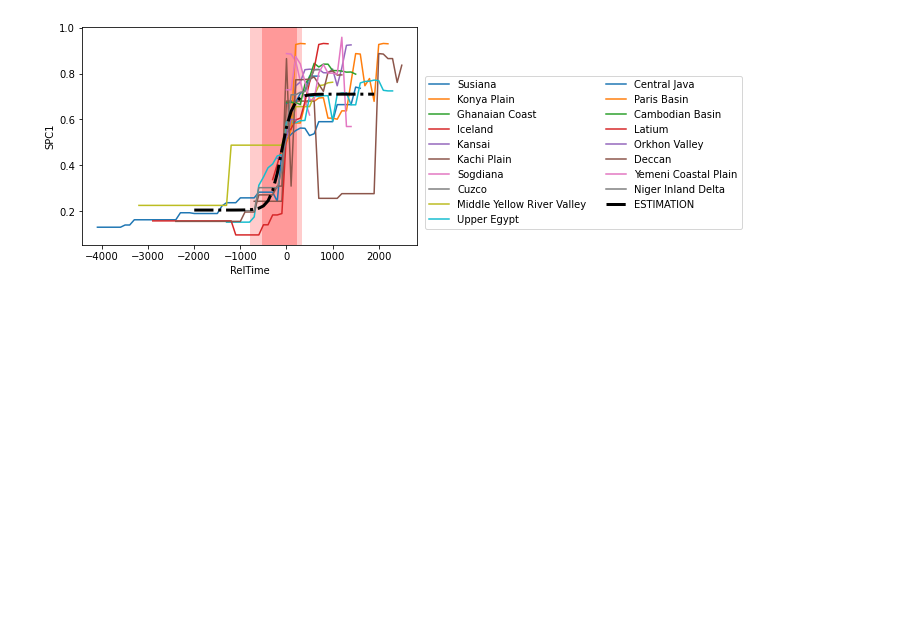
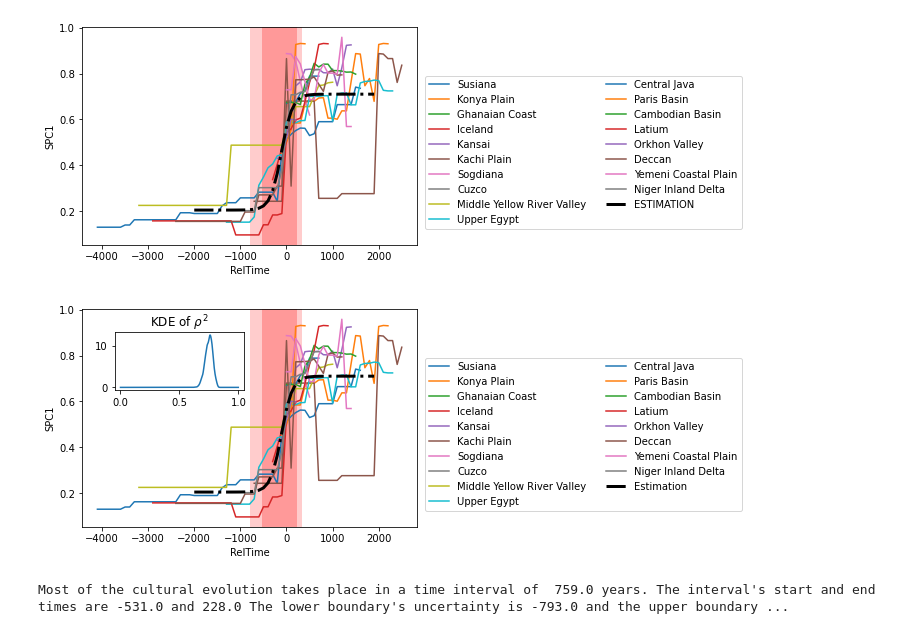
Before and after one commit to TobiasW1891/CSH_Project, a Jupyter notebook: Relationship to Previous Polity.ipynb, the cells around one changed output. Drawn from its saved outputs; the diff is of its cells as text; code cells hidden in the pictures; blank space fills up the shorter version.

Commit message:
New Plot
New plot at the end shows the logistic curve with the red area of the characteristic time scale and (as an inset) the distribution of rho^2.

```diff
--- a/Relationship to Previous Polity.ipynb
+++ b/Relationship to Previous Polity.ipynb
@@ -834,3 +833,46 @@ plt.show()
 # %%
 Cutout_CCDF.index = np.arange(0,len(Cutout_CCDF["NGA"]))
 Cutout_CCDF.to_csv("Cutouts_CC_with_Reltime.csv")
+# %%
+fig, ax1 = plt.subplots()
+# These are in unitless percentages of the figure size. (0,0 is bottom left)
+left, bottom, width, height = [0.2, 0.6, 0.3, 0.2]
+ax2 = fig.add_axes([left, bottom, width, height])
+
+
+for N in list(set(Cutout_DF["NGA"])):
+    DF = Cutout_DF[Cutout_DF["NGA"] == N]
+    ax1.plot(DF["RelTime"],
+             DF["SPC1"], label=N)
+    DF_Out_cutout = pd.concat((DF_Out_cutout, DF[["NGA", "RelTime", "SPC1"]]))
+
+      # some abbreviations
+    if N=="Middle Yellow River Valley":
+        name = "Yellow River Valley"
+    if N == "Yemeni Coastal Plain":
+        name = "Yemeni Coastal"
+
+
+ax1.plot(TimeRange, New_Fit, "-.",label="Estimation", c = "k", linewidth=3)
+lgd = ax1.legend(bbox_to_anchor=(1.01, 0.8), ncol=2)
+ax1.set_ylabel("SPC1")
+ax1.set_xlabel("RelTime")
+ax1.axvspan(T1_scaled, T2_scaled, facecolor='r', alpha=0.4)
+ax1.axvspan(T2_scaled, T2_end_scaled, facecolor='r', alpha=0.2)
+ax1.axvspan(T1_start_scaled, T1_scaled, facecolor='r', alpha=0.2)
+
+ax2.plot(np.arange(0.0,1,0.001),
+    gaussian_kde(RhoSqList)(np.arange(0.0,1,0.001)))
+ax2.set_title(r'KDE of $\rho^2$')
+
+plt.savefig("Cutout_Logistic_Times_Inset.pdf",bbox_extra_artists=(lgd,),dpi=300,bbox_inches='tight')
+plt.show()
+# %% [output]
+[figure, added]
+# %%
+print("Most of the cultural evolution takes place in a time interval of ", np.round(T*np.mean(TimeframeBT)),
+      "years. The interval's start and end times are", np.round(T1_scaled), "and", np.round(T2_scaled),
+      "The lower boundary's uncertainty is", np.round(T1_start_scaled), "and the upper boundary's uncertainty is",
+     np.round(T2_end_scaled), "years. Thus, the upper estimate for the time range is", np.round(T2_end_scaled-T1_start_scaled), "years.")
+# %% [output]
+Most of the cultural evolution takes place in a time interval of  759.0 years. The interval's start and end times are -531.0 and 228.0 The lower boundary's uncertainty is -793.0 and the upper boundary ...
```
Also changed, not shown: parts of 11 cells of this notebook.
